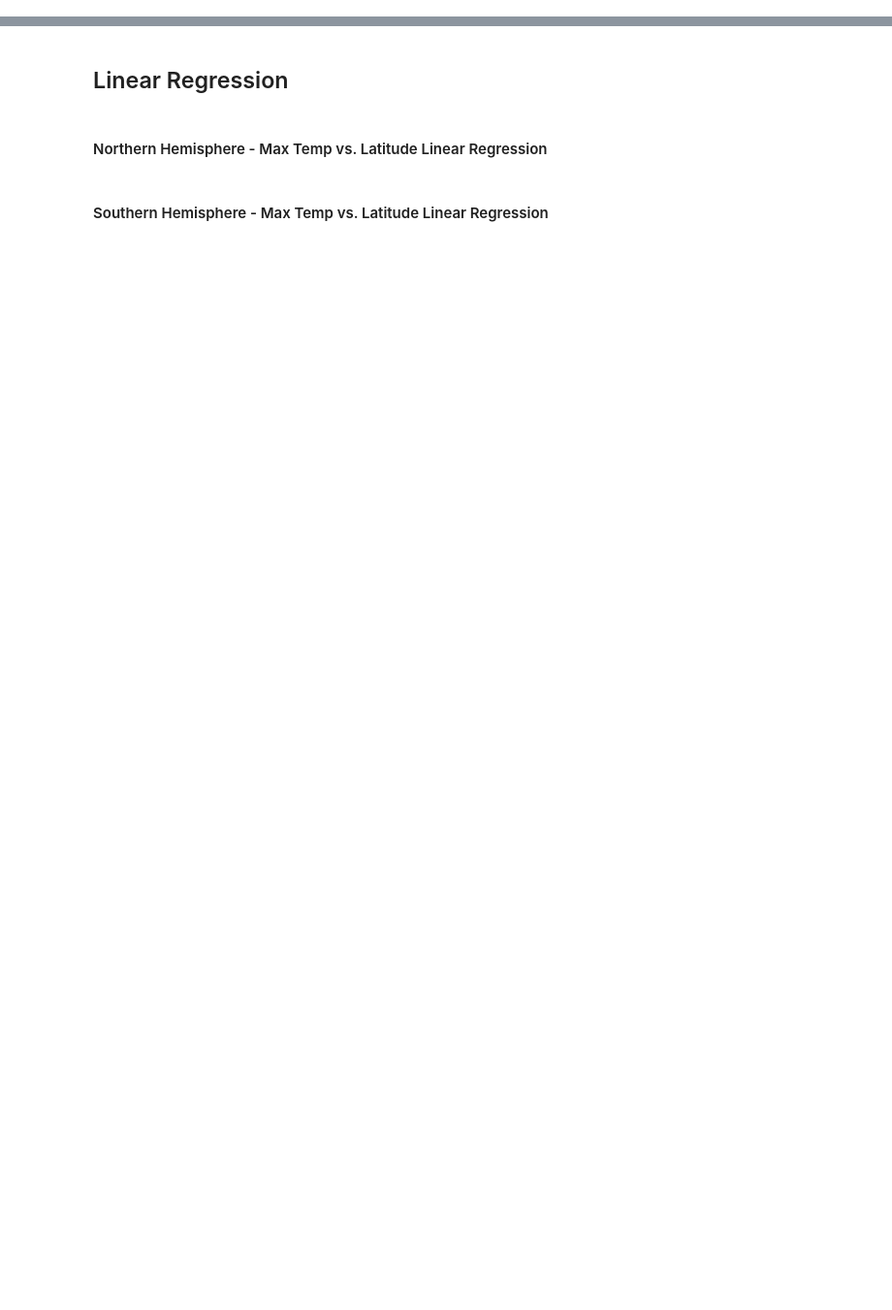
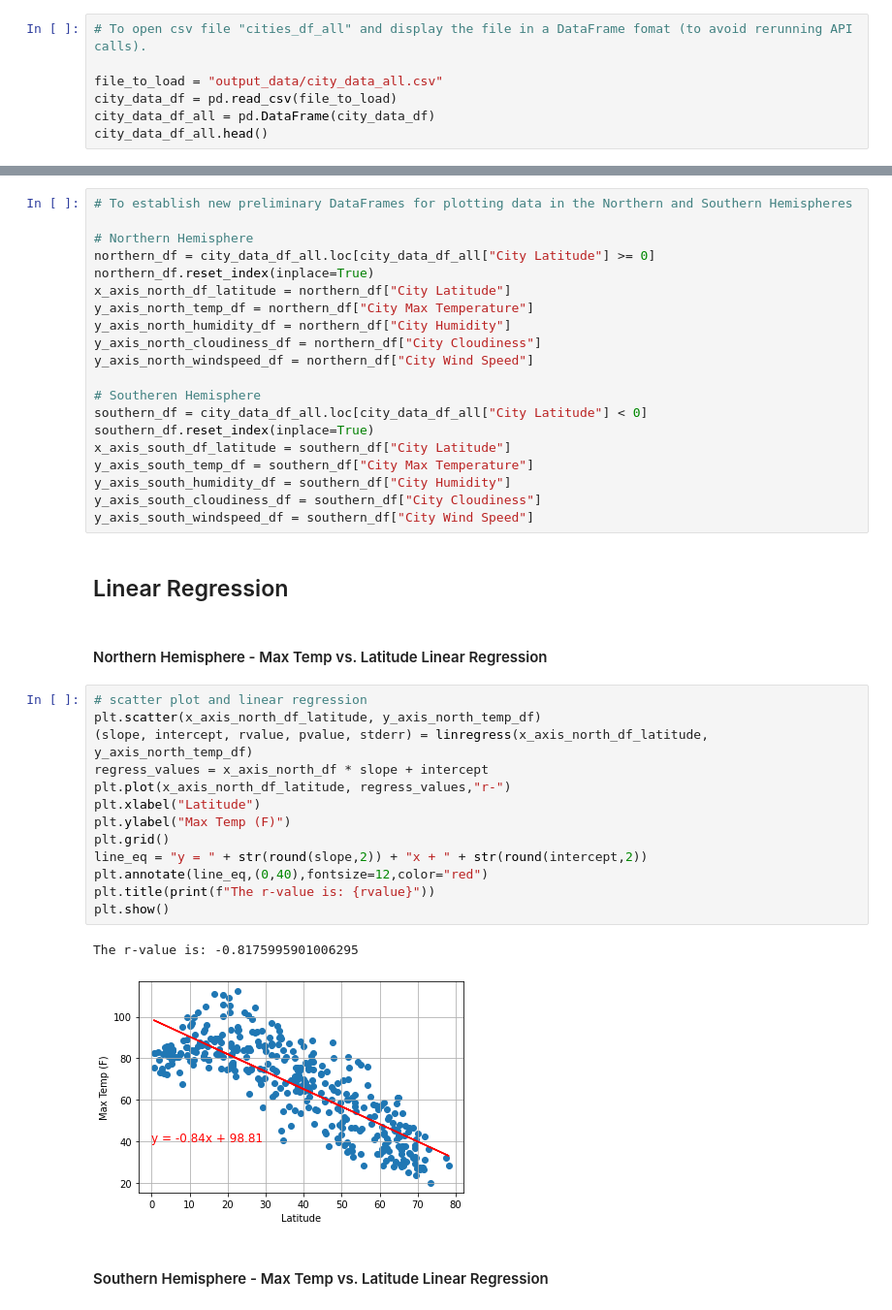
Before and after one commit to lcswsher/API-Challenge, a Jupyter notebook: WeatherPy/WeatherPy.ipynb, the cells around one changed output, grey strips where cells are left out. Shown at 97% size. Cells and saved outputs as stored; diff of their text form; blank space fills up the shorter version.

```diff
--- a/WeatherPy/WeatherPy.ipynb
+++ b/WeatherPy/WeatherPy.ipynb
@@ -195 +181,8 @@ cities_df_all.head()
 cities_df_all.to_csv("output_data/city_data_all.csv", index = False)
+# %%
+# To open csv file "cities_df_all" and display the file in a DataFrame fomat (to avoid rerunning API calls).
+
+file_to_load = "output_data/city_data_all.csv"
+city_data_df = pd.read_csv(file_to_load)
+city_data_df_all = pd.DataFrame(city_data_df)
+city_data_df_all.head()
@@ -285,6 +295,42 @@ plt.show()
+# %%
+# To establish new preliminary DataFrames for plotting data in the Northern and Southern Hemispheres
+
+# Northern Hemisphere
+northern_df = city_data_df_all.loc[city_data_df_all["City Latitude"] >= 0]
+northern_df.reset_index(inplace=True)
+x_axis_north_df_latitude = northern_df["City Latitude"]
+y_axis_north_temp_df = northern_df["City Max Temperature"]
+y_axis_north_humidity_df = northern_df["City Humidity"]
+y_axis_north_cloudiness_df = northern_df["City Cloudiness"]
+y_axis_north_windspeed_df = northern_df["City Wind Speed"]
+
+# Southeren Hemisphere
+southern_df = city_data_df_all.loc[city_data_df_all["City Latitude"] < 0]
+southern_df.reset_index(inplace=True)
+x_axis_south_df_latitude = southern_df["City Latitude"]
+y_axis_south_temp_df = southern_df["City Max Temperature"]
+y_axis_south_humidity_df = southern_df["City Humidity"]
+y_axis_south_cloudiness_df = southern_df["City Cloudiness"]
+y_axis_south_windspeed_df = southern_df["City Wind Speed"]
 # %% [markdown]
 ## Linear Regression
 # %% [markdown]
 ####  Northern Hemisphere - Max Temp vs. Latitude Linear Regression
+# %%
+# scatter plot and linear regression
+plt.scatter(x_axis_north_df_latitude, y_axis_north_temp_df)
+(slope, intercept, rvalue, pvalue, stderr) = linregress(x_axis_north_df_latitude, y_axis_north_temp_df)
+regress_values = x_axis_north_df * slope + intercept
+plt.plot(x_axis_north_df_latitude, regress_values,"r-")
+plt.xlabel("Latitude")
+plt.ylabel("Max Temp (F)")
+plt.grid()
+line_eq = "y = " + str(round(slope,2)) + "x + " + str(round(intercept,2))
+plt.annotate(line_eq,(0,40),fontsize=12,color="red")
+plt.title(print(f"The r-value is: {rvalue}"))
+plt.show()
+# %% [output]
+The r-value is: -0.8175995901006295
+[figure, added]
 # %% [markdown]
 ####  Southern Hemisphere - Max Temp vs. Latitude Linear Regression
```
Also changed, not shown: parts of 24 cells of this notebook.
